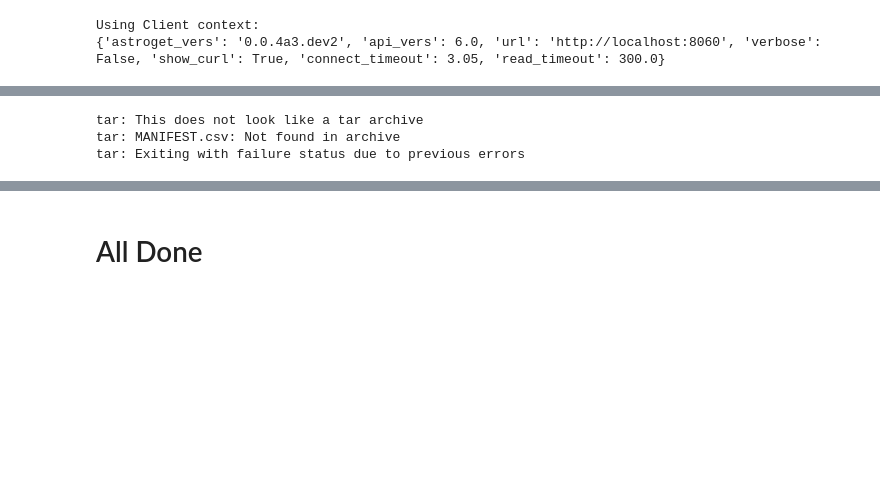
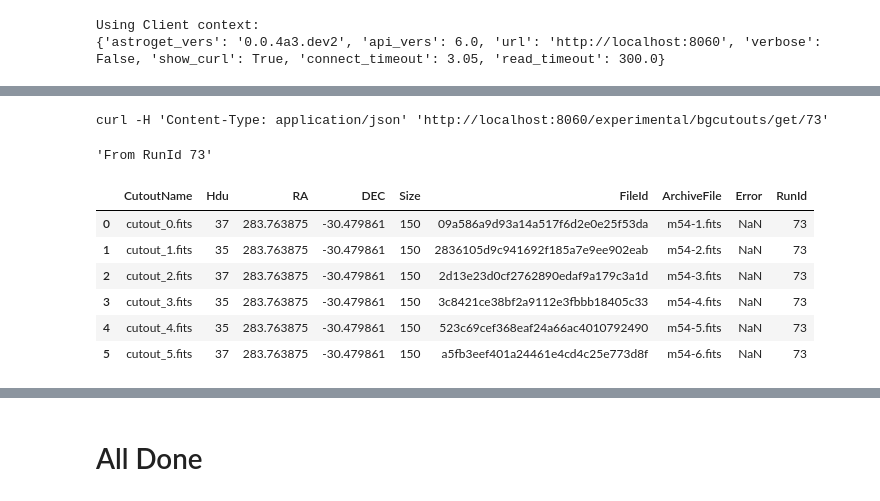
Before and after one commit to NOAO/astroget, a Jupyter notebook: astroget/notebooks/cutouts-examples.ipynb, the cells around one changed output, grey strips where cells are left out. Drawn from its saved outputs; the diff is of its cells as text; code cells hidden in the pictures; blank space fills up the shorter version.

```diff
--- a/astroget/notebooks/cutouts-examples.ipynb
+++ b/astroget/notebooks/cutouts-examples.ipynb
@@ -382,8 +382,19 @@ curl -H 'Content-Type: application/json' 'http://localhost:8060/experimental/bgc
 'Completed'
+# %%
+tarfile='nb-batch.tar.tz'
+client.cutouts_get(info['runid'], tarfile=tarfile)
+# %% [output]
+curl -H 'Content-Type: application/json' 'http://localhost:8060/experimental/bgcutouts/get/73'
+'From RunId 73'
 # %%
 # Extract the MANIFEST
-! tar --get -f notebook-bgcutouts.tar MANIFEST.csv
+! tar --get -f {tarfile} MANIFEST.csv
+pd.read_csv('MANIFEST.csv')
 # %% [output]
-tar: This does not look like a tar archive
-tar: MANIFEST.csv: Not found in archive
-tar: Exiting with failure status due to previous errors
+|  | CutoutName | Hdu | RA | DEC | Size | FileId | ArchiveFile | Error | RunId |
+| 0 | cutout_0.fits | 37 | 283.763875 | -30.479861 | 150 | 09a586a9d93a14a517f6d2e0e25f53da | m54-1.fits | NaN | 73 |
+| 1 | cutout_1.fits | 35 | 283.763875 | -30.479861 | 150 | 2836105d9c941692f185a7e9ee902eab | m54-2.fits | NaN | 73 |
+| 2 | cutout_2.fits | 37 | 283.763875 | -30.479861 | 150 | 2d13e23d0cf2762890edaf9a179c3a1d | m54-3.fits | NaN | 73 |
+| 3 | cutout_3.fits | 35 | 283.763875 | -30.479861 | 150 | 3c8421ce38bf2a9112e3fbbb18405c33 | m54-4.fits | NaN | 73 |
+| 4 | cutout_4.fits | 35 | 283.763875 | -30.479861 | 150 | 523c69cef368eaf24a66ac4010792490 | m54-5.fits | NaN | 73 |
+| 5 | cutout_5.fits | 37 | 283.763875 | -30.479861 | 150 | a5fb3eef401a24461e4cd4c25e773d8f | m54-6.fits | NaN | 73 |
```
Also changed, not shown: parts of 10 cells of this notebook, 2 other files.
